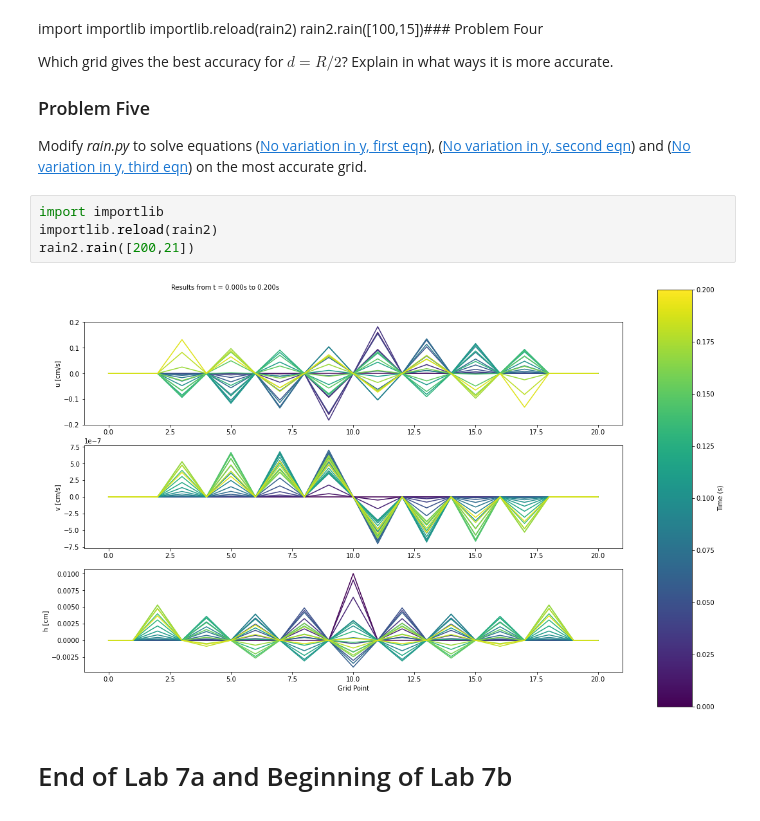
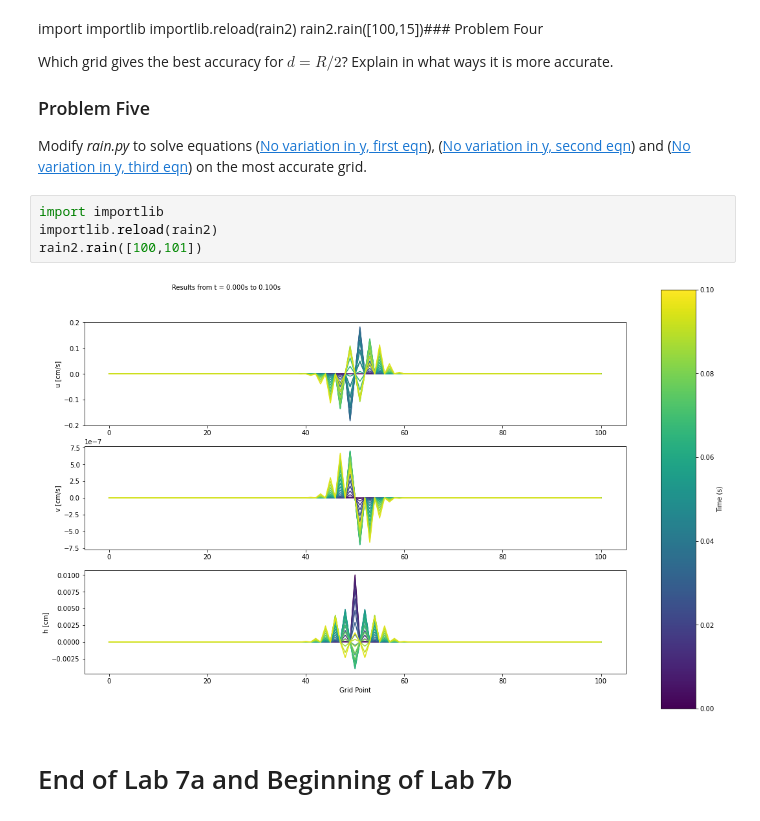
Before and after one commit to JoseEOAS/numeric_2022, a Jupyter notebook: notebooks/lab7/01-lab7-Jvalenti.ipynb, the cells around one changed output. Cells and saved outputs as stored; diff of their text form.

```diff
--- a/notebooks/lab7/01-lab7-Jvalenti.ipynb
+++ b/notebooks/lab7/01-lab7-Jvalenti.ipynb
@@ -909,9 +909,9 @@ grid.
 # %%
 import importlib
 importlib.reload(rain2)
-rain2.rain([200,21])
+rain2.rain([100,101])
 # %% [output]
-[figure, old version]
+[figure, new version]
 # %% [markdown]
 # End of Lab 7a and Beginning of Lab 7b #
 # %% [markdown]
```
Also changed, not shown: parts of 4 cells of this notebook, 1 other file.
